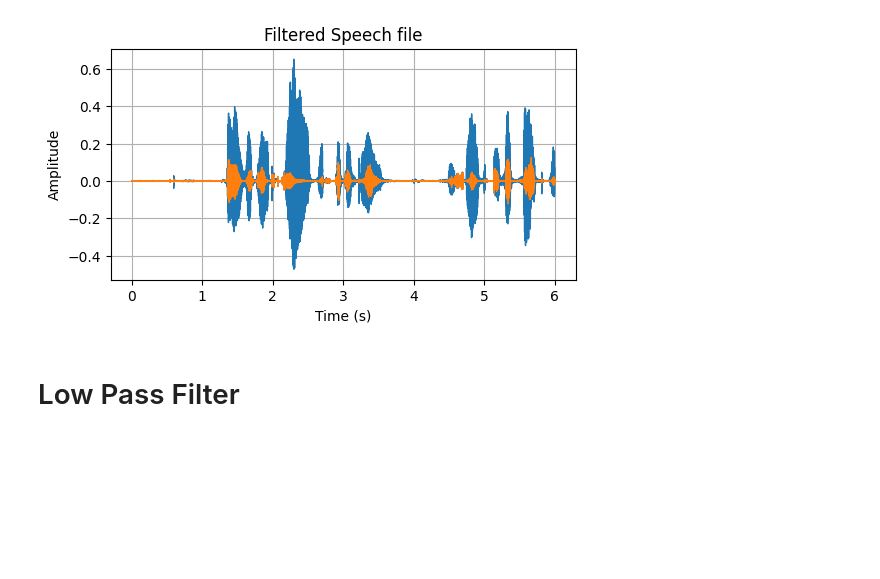
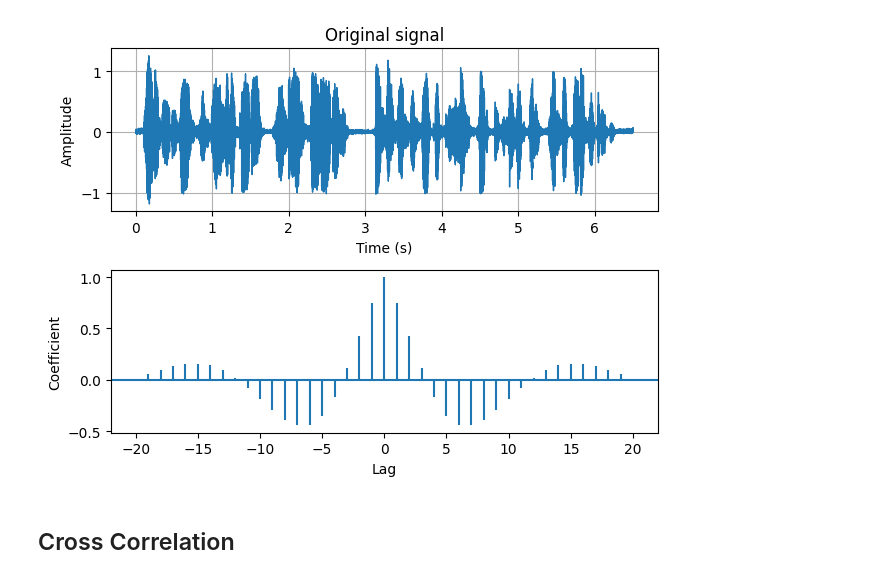
Before and after one commit to AU-AIML-LAB/AICP508-image-and-speech-processing-lab, a Jupyter notebook: Ex11.ipynb, the cells around one changed output. Saved outputs shown, nothing was run; the diff lists cells and outputs as text; code cells hidden in the pictures; blank space fills up the shorter version.

```diff
--- a/Ex11.ipynb
+++ b/Ex11.ipynb
@@ -14,13 +49,0 @@ d, sr = librosa.load(d_file, sr=8000)
-# %%
-def plot(y, sr, title=None, x_lab="Time (s)", y_lab="Amplitude", pt=plt.plot):
-    """
-        y: signal
-        sr: sampling rate
-        title: title of the plot
-    """
-    t = np.linspace(0, len(y)/sr, len(y))
-    pt(t, y, lw=1)
-    plt.title(title)
-    plt.xlabel(x_lab)
-    plt.ylabel(y_lab)
-    plt.grid(True)
@@ -31,13 +50,16 @@ plot(d, sr, "Original Speech file")
-# %%
-b,a = butter(4, 2000/(sr/2),'high')
-d_filt = filtfilt(b, a, d)
-
-plt.figure(figsize=(6, 3))
-
-plot(d, sr)
-plot(d_filt, sr, "Filtered Speech file")
-# %% [output]
-[figure, removed]
-# %% [markdown]
-# Low Pass Filter
+# %%
+plt.subplot(2, 1, 1)
+plot(d, sr, "Original signal")
+
+plt.subplot(2, 1, 2)
+r = librosa.autocorrelate(d, max_size=1000)
+plt.acorr(r, maxlags=20)
+plt.xlabel("Lag")
+plt.ylabel("Coefficient")
+plt.tight_layout()
+plt.show()
+# %% [output]
+[figure, added]
+# %% [markdown]
+## Cross Correlation
 # %%
```
Also changed, not shown: parts of 16 cells of this notebook.
